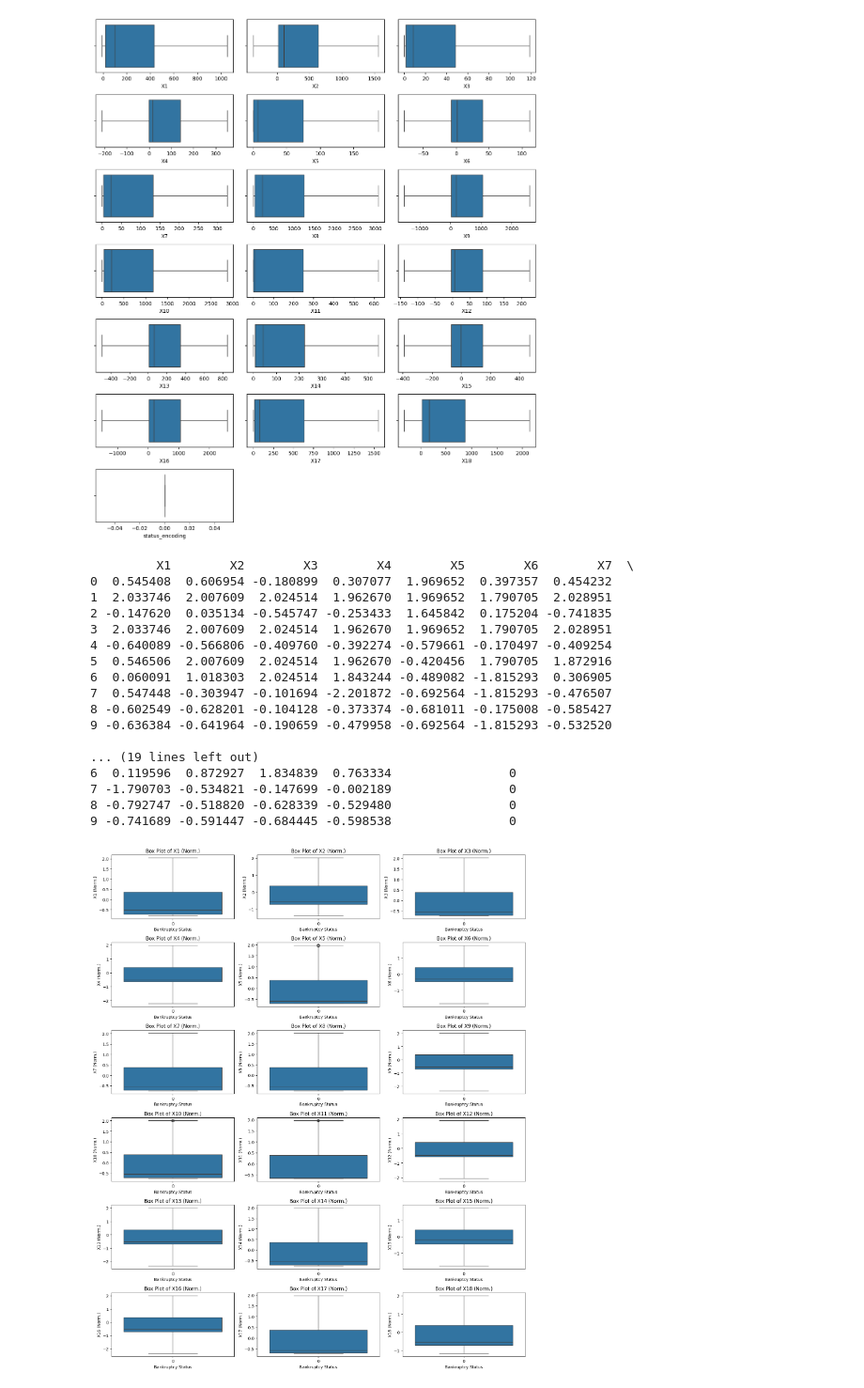
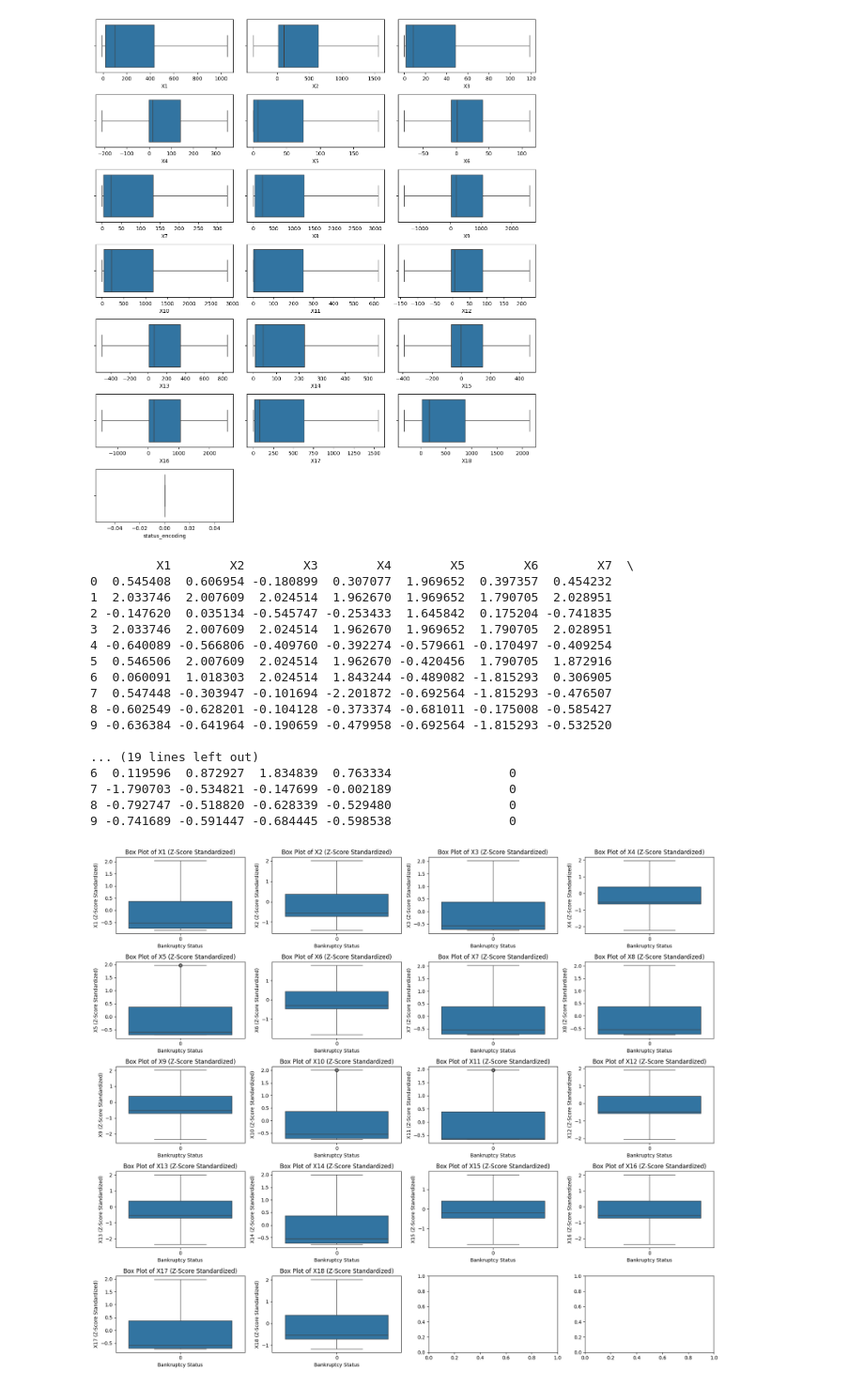
Before and after one commit to dovelover145/Bankruptcy-Prediction, a Jupyter notebook: bankruptcy_pred.ipynb, the cells around one changed output. Shown at 94% size. Cells and saved outputs as stored; diff of their text form; code cells hidden in the pictures.

Commit message:
updates so everything is in recent version

```diff
--- a/bankruptcy_pred.ipynb
+++ b/bankruptcy_pred.ipynb
@@ -109,68 +112,73 @@ plt.show()
 # %%
 # Data Scaling/Standardization
 
-scaler = StandardScaler()
+scaler = StandardScaler() # Scaler for Z-Score standardization
 
-X = df.iloc[:, :-1]
-y = df["status_encoding"]
-X_train, X_test, y_train, y_test = train_test_split(X, y, random_state = 21, test_size = 0.20, shuffle = True)
+X = df.iloc[:, :-1] # Select all of the rows in the dataset, but disregard the last column (i.e. the target column, "status_encoding")
+y = df["status_encoding"] # Select the "status_encoding" column (i.e. the target column)
+X_train, X_test, y_train, y_test = train_test_split(X, y, random_state=21, test_size=0.20, shuffle=True) # Split the dataset
 
-X_train_scaled = scaler.fit_transform(X_train)
-X_test_scaled = scaler.transform(X_test)
+X_train_scaled = scaler.fit_transform(X_train) # Calculate the mean and standard deviation of X_train and perform the Z-Score standardization
+X_test_scaled = scaler.transform(X_test) # Apply it on X_test with the previously calculated mean and standard deviation to avoid data leakage
 
-train_scaled = pd.concat([pd.DataFrame(X_train_scaled, columns = X.columns), pd.DataFrame(y_train.reset_index(drop = True), columns = ["status_encoding"])], axis = 1)
-test_scaled = pd.concat([pd.DataFrame(X_test_scaled, columns = X.columns), pd.DataFrame(y_test.reset_index(drop = True), columns = ["status_encoding"])], axis = 1)
-df_scaled = pd.concat([train_scaled, test_scaled], axis = 0)
+train_scaled = pd.concat([pd.DataFrame(X_train_scaled, columns=X.columns), pd.DataFrame(y_train.reset_index(drop=True), columns = ["status_encoding"])], axis=1)
+test_scaled = pd.concat([pd.DataFrame(X_test_scaled, columns=X.columns), pd.DataFrame(y_test.reset_index(drop=True), columns = ["status_encoding"])], axis=1)
+df_scaled = pd.concat([train_scaled, test_scaled], axis=0) # Contains our dataset, but scaled using Z-Score standardization
 print(df_scaled.head(10))
 
-fig, axes = plt.subplots(6, 3, figsize = (15, 18))
-i = 0
-j = 0
+print("\n\n\n\n")
 
+diagram_columns = 4 # Can be adjusted to make all of the graphs fit perfectly depending on the number of selected attribute columns
+attribute_columns = df_scaled.shape[1] - 1 # Remember to disregard the target column, "status_encoding", as it is not one of our attribute columns
+diagram_rows = math.ceil(attribute_columns / diagram_columns) # Find the maximum number of rows in our diagram to fit every attribute's plot
+
+row_index = 0
+column_index = 0
+fig, axes = plt.subplots(diagram_rows, diagram_columns, figsize=(18, diagram_rows * 3))
 for column in df_scaled.columns[:-1]:
-    sns.boxplot(x = "status_encoding", y = column, data = df_scaled, ax = axes[i, j])
-    axes[i, j].set_title(f"Box Plot of {column} (Norm.)")
-    axes[i, j].set_xlabel("Bankruptcy Status")
-    axes[i, j].set_ylabel(f"{column} (Norm.)")
-    j += 1
-    if j == 3:
-        i += 1
-        j = 0
+    sns.boxplot(x="status_encoding", y=column, data=df_scaled, ax=axes[row_index, column_index])
+    axes[row_index, column_index].set_title(f"Box Plot of {column} (Z-Score Standardized)")
+    axes[row_index, column_index].set_xlabel("Bankruptcy Status")
+    axes[row_index, column_index].set_ylabel(f"{column} (Z-Score Standardized)")
+    column_index += 1
+    if column_index == diagram_columns:
+        row_index += 1
+        column_index = 0
 plt.tight_layout()
 plt.show()
 
 print("\n\n\n\n")
 
-fig, axes = plt.subplots(6, 3, figsize = (15, 18))
-i = 0
-j = 0
+row_index = 0
+column_index = 0
+fig, axes = plt.subplots(diagram_rows, diagram_columns, figsize=(18, diagram_rows * 3))
 for column in df_scaled.columns[:-1]:
-    sns.violinplot(x = "status_encoding", y = column, data = df, ax = axes[i, j])
-    axes[i, j].set_title(f"Violin Plot of {column} (Norm.)")
-    axes[i, j].set_xlabel("Bankruptcy Status")
-    axes[i, j].set_ylabel(f"{column} (Norm.)")
-    j += 1
-    if j == 3:
-        i += 1
-        j = 0
+    sns.violinplot(x="status_encoding", y=column, data=df_scaled, ax=axes[row_index, column_index])
+    axes[row_index, column_index].set_title(f"Violin Plot of {column} (Z-Score Standardized)")
+    axes[row_index, column_index].set_xlabel("Bankruptcy Status")
+    axes[row_index, column_index].set_ylabel(f"{column} (Z-Score Standardized)")
+    column_index += 1
+    if column_index == diagram_columns:
+        row_index += 1
+        column_index = 0
 plt.tight_layout()
 plt.show()
 # %% [output]
          X1        X2        X3        X4        X5        X6        X7  \
 0  0.545408  0.606954 -0.180899  0.307077  1.969652  0.397357  0.454232
 1  2.033746  2.007609  2.024514  1.962670  1.969652  1.790705  2.028951
 2 -0.147620  0.035134 -0.545747 -0.253433  1.645842  0.175204 -0.741835
 3  2.033746  2.007609  2.024514  1.962670  1.969652  1.790705  2.028951
 4 -0.640089 -0.566806 -0.409760 -0.392274 -0.579661 -0.170497 -0.409254
 5  0.546506  2.007609  2.024514  1.962670 -0.420456  1.790705  1.872916
 6  0.060091  1.018303  2.024514  1.843244 -0.489082 -1.815293  0.306905
 7  0.547448 -0.303947 -0.101694 -2.201872 -0.692564 -1.815293 -0.476507
 8 -0.602549 -0.628201 -0.104128 -0.373374 -0.681011 -0.175008 -0.585427
 9 -0.636384 -0.641964 -0.190659 -0.479958 -0.692564 -1.815293 -0.532520
 
 ... (19 lines left out)
 6  0.119596  0.872927  1.834839  0.763334                0
 7 -1.790703 -0.534821 -0.147699 -0.002189                0
 8 -0.792747 -0.518820 -0.628339 -0.529480                0
 9 -0.741689 -0.591447 -0.684445 -0.598538                0
-[figure, old version]
+[figure, new version]
```
Also changed, not shown: parts of 4 cells of this notebook, 1 other file.
